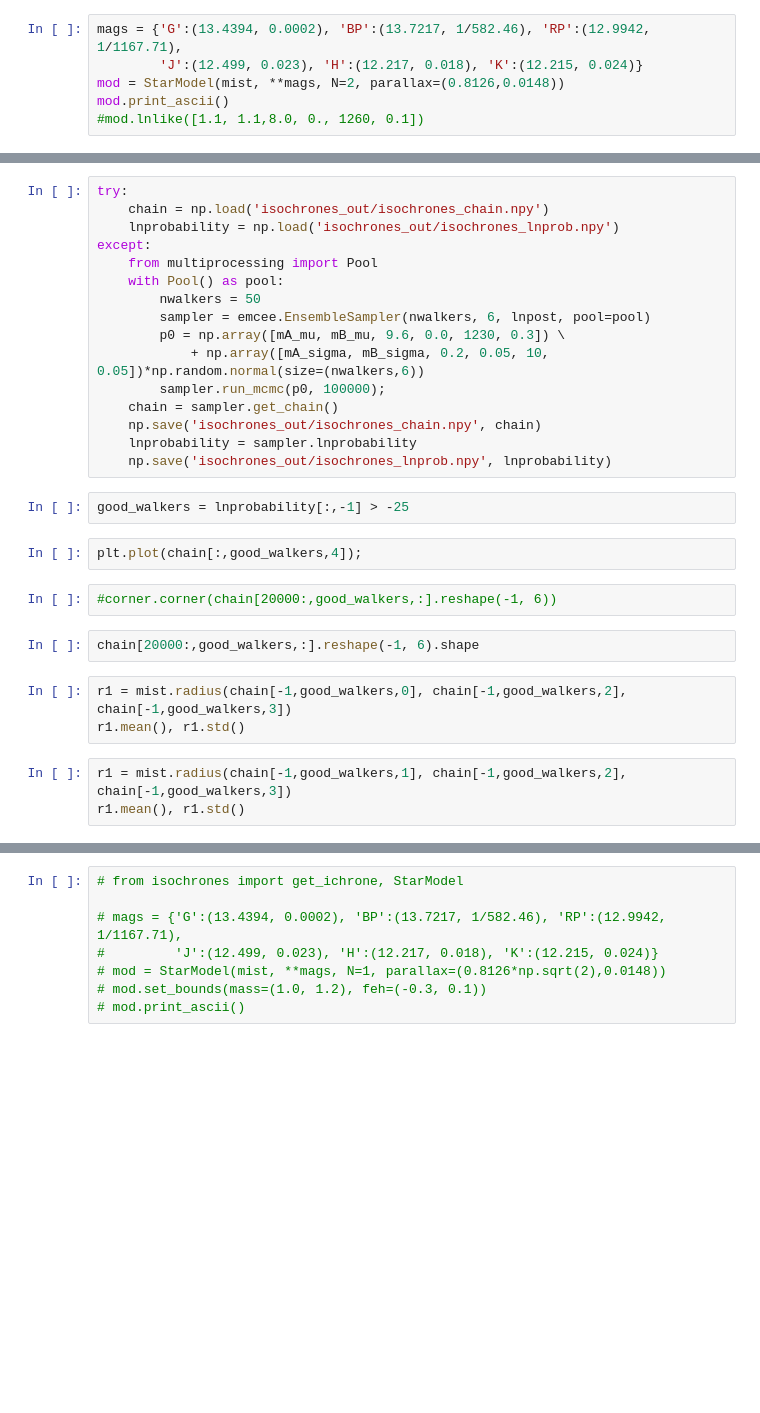
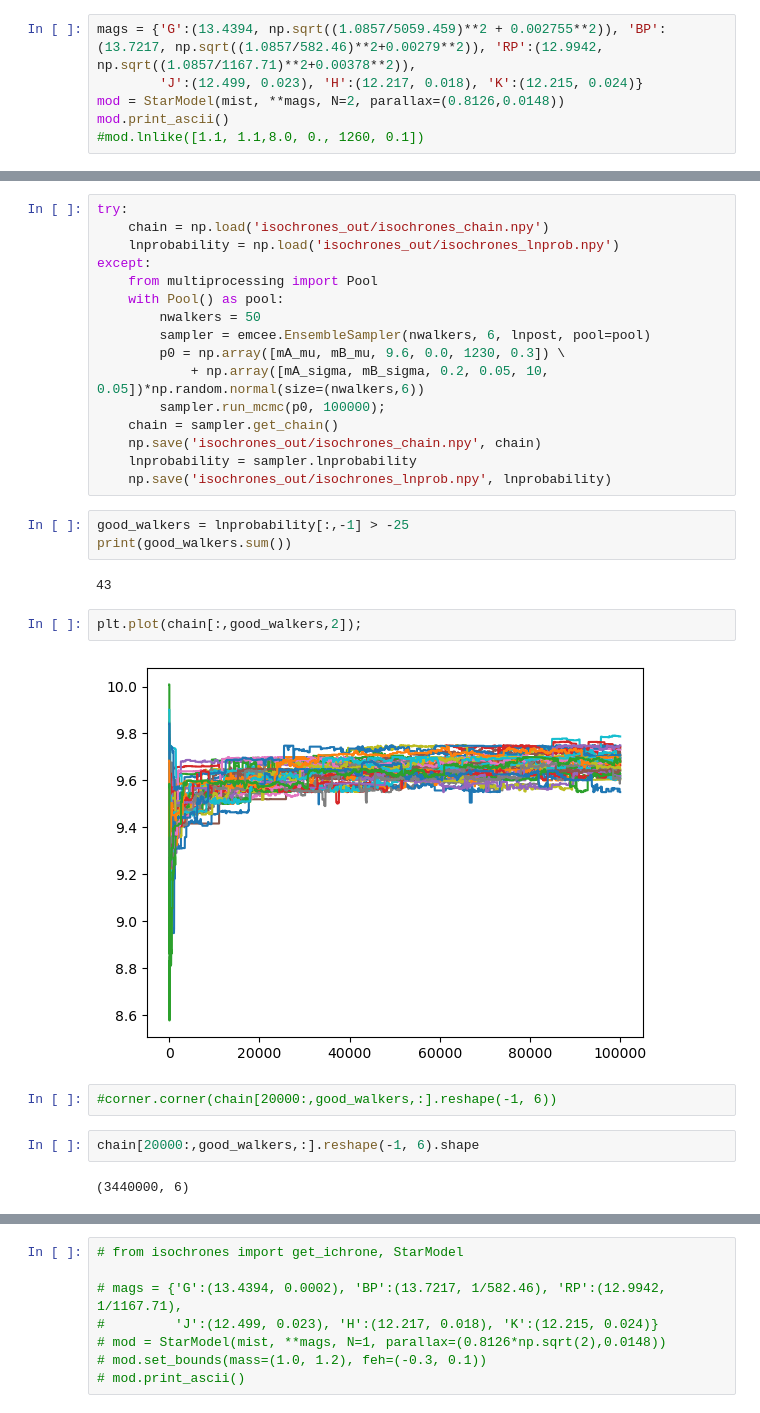
Before and after one commit to goldbergmax/etv-fit, a Jupyter notebook: isochrones.ipynb, the cells around one changed output, grey strips where cells are left out. Saved outputs shown, nothing was run; the diff lists cells and outputs as text; blank space fills up the shorter version.

```diff
--- a/isochrones.ipynb
+++ b/isochrones.ipynb
@@ -34,5 +56,5 @@ mist = MIST_Isochrone()
 # %%
-mags = {'G':(13.4394, 0.0002), 'BP':(13.7217, 1/582.46), 'RP':(12.9942, 1/1167.71),
+mags = {'G':(13.4394, np.sqrt((1.0857/5059.459)**2 + 0.002755**2)), 'BP':(13.7217, np.sqrt((1.0857/582.46)**2+0.00279**2)), 'RP':(12.9942, np.sqrt((1.0857/1167.71)**2+0.00378**2)),
         'J':(12.499, 0.023), 'H':(12.217, 0.018), 'K':(12.215, 0.024)}
 mod = StarModel(mist, **mags, N=2, parallax=(0.8126,0.0148))
 mod.print_ascii()
@@ -62,15 +94,16 @@ except:
     np.save('isochrones_out/isochrones_lnprob.npy', lnprobability)
 # %%
 good_walkers = lnprobability[:,-1] > -25
+print(good_walkers.sum())
+# %% [output]
+43
 # %%
-plt.plot(chain[:,good_walkers,4]);
+plt.plot(chain[:,good_walkers,2]);
+# %% [output]
+[figure, added]
 # %%
 #corner.corner(chain[20000:,good_walkers,:].reshape(-1, 6))
 # %%
 chain[20000:,good_walkers,:].reshape(-1, 6).shape
+# %% [output]
+(3440000, 6)
-# %%
-r1 = mist.radius(chain[-1,good_walkers,0], chain[-1,good_walkers,2], chain[-1,good_walkers,3])
-r1.mean(), r1.std()
-# %%
-r1 = mist.radius(chain[-1,good_walkers,1], chain[-1,good_walkers,2], chain[-1,good_walkers,3])
-r1.mean(), r1.std()
```
Also changed, not shown: parts of 12 cells of this notebook.
